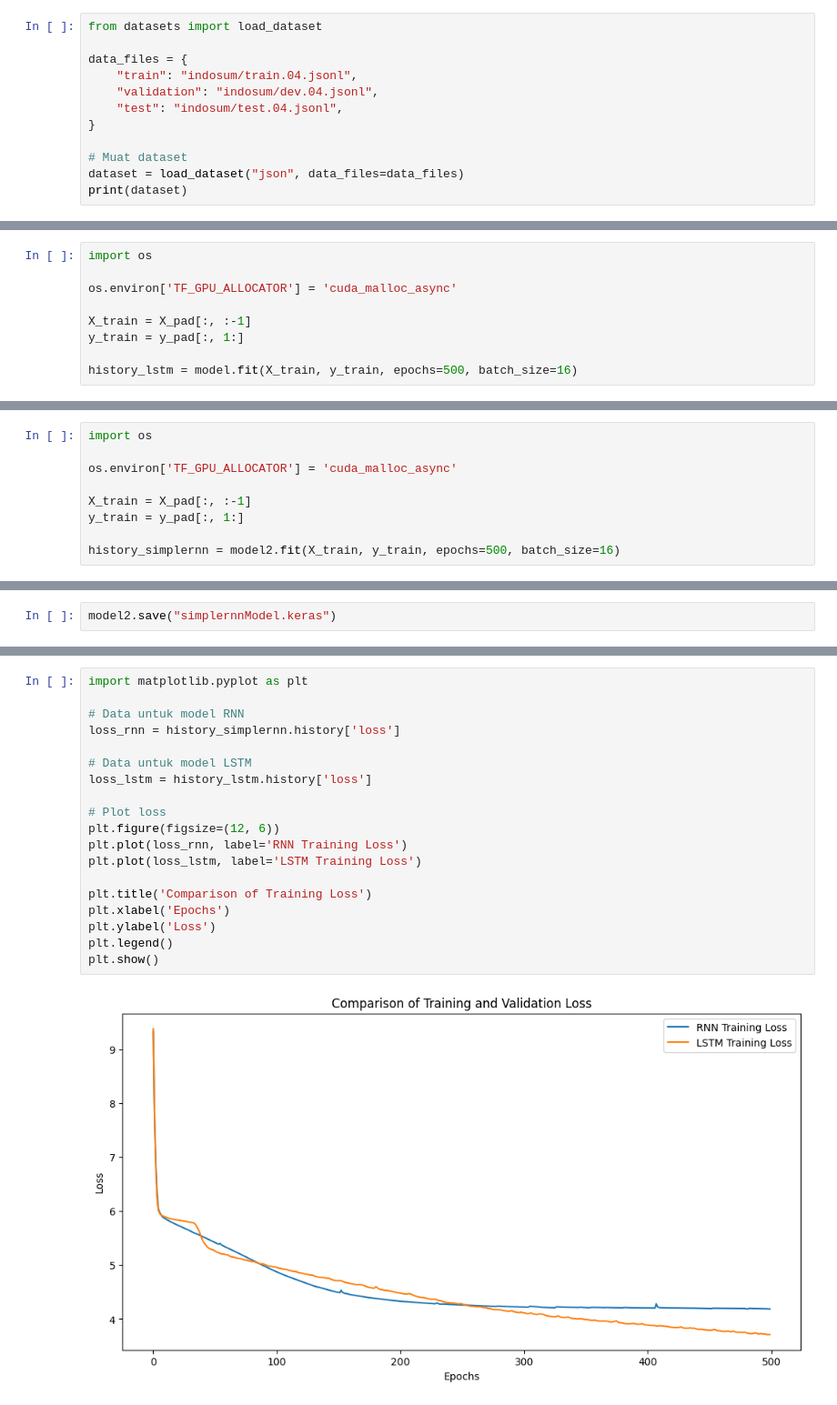
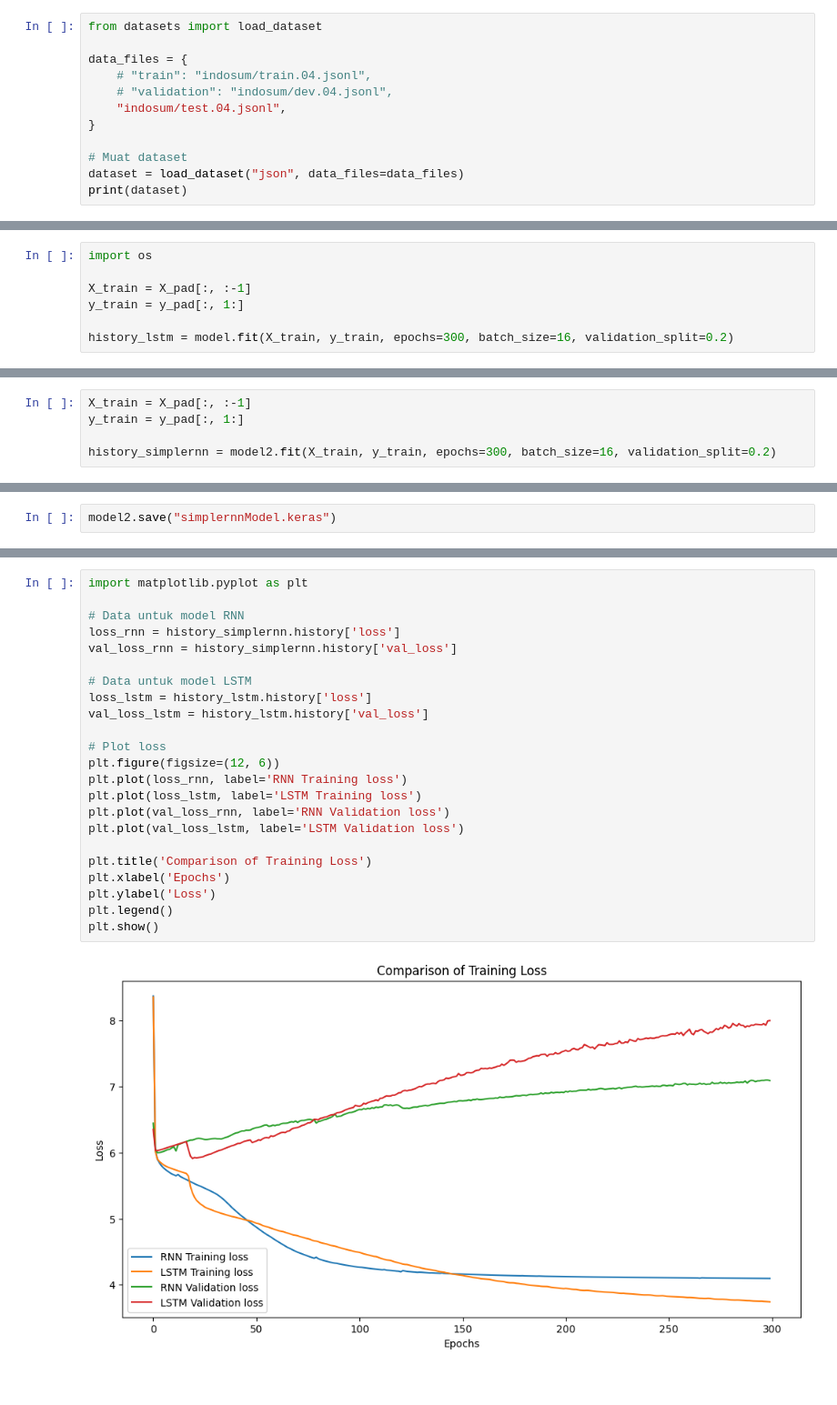
Before and after one commit to rakhargo/Summarization_indosum, a Jupyter notebook: summarization_indosum_fix.ipynb, the cells around one changed output, grey strips where cells are left out. Shown at 91% size. Saved outputs shown, nothing was run; the diff lists cells and outputs as text.

```diff
--- a/summarization_indosum_fix.ipynb
+++ b/summarization_indosum_fix.ipynb
@@ -2,9 +19,9 @@
 from datasets import load_dataset
 
 data_files = {
-    "train": "indosum/train.04.jsonl",
-    "validation": "indosum/dev.04.jsonl",
-    "test": "indosum/test.04.jsonl",
+    # "train": "indosum/train.04.jsonl",
+    # "validation": "indosum/dev.04.jsonl",
+    "indosum/test.04.jsonl",
 }
 
 # Muat dataset
@@ -128,11 +130,9 @@ Model: "sequential"
  Non-trainable params: 0 (0.00 B)
 # %%
 import os
-
-os.environ['TF_GPU_ALLOCATOR'] = 'cuda_malloc_async'
 
 X_train = X_pad[:, :-1]
 y_train = y_pad[:, 1:]
 
-history_lstm = model.fit(X_train, y_train, epochs=500, batch_size=16)
+history_lstm = model.fit(X_train, y_train, epochs=300, batch_size=16, validation_split=0.2)
 # %% [output]
@@ -170,12 +181,8 @@ Model: "sequential_1"
  Trainable params: 0 (0.00 B)
  Non-trainable params: 0 (0.00 B)
 # %%
-import os
-
-os.environ['TF_GPU_ALLOCATOR'] = 'cuda_malloc_async'
-
 X_train = X_pad[:, :-1]
 y_train = y_pad[:, 1:]
 
-history_simplernn = model2.fit(X_train, y_train, epochs=500, batch_size=16)
+history_simplernn = model2.fit(X_train, y_train, epochs=300, batch_size=16, validation_split=0.2)
 # %% [output]
@@ -238,21 +252,25 @@ plt.show()
 # %%
 import matplotlib.pyplot as plt
 
 # Data untuk model RNN
 loss_rnn = history_simplernn.history['loss']
+val_loss_rnn = history_simplernn.history['val_loss']
 
 # Data untuk model LSTM
 loss_lstm = history_lstm.history['loss']
+val_loss_lstm = history_lstm.history['val_loss']
 
 # Plot loss
 plt.figure(figsize=(12, 6))
-plt.plot(loss_rnn, label='RNN Training Loss')
-plt.plot(loss_lstm, label='LSTM Training Loss')
+plt.plot(loss_rnn, label='RNN Training loss')
+plt.plot(loss_lstm, label='LSTM Training loss')
+plt.plot(val_loss_rnn, label='RNN Validation loss')
+plt.plot(val_loss_lstm, label='LSTM Validation loss')
 
 plt.title('Comparison of Training Loss')
 plt.xlabel('Epochs')
 plt.ylabel('Loss')
 plt.legend()
 plt.show()
 # %% [output]
-[figure, old version]
+[figure, new version]
```
Also changed, not shown: parts of 16 cells of this notebook, 3 other files.
